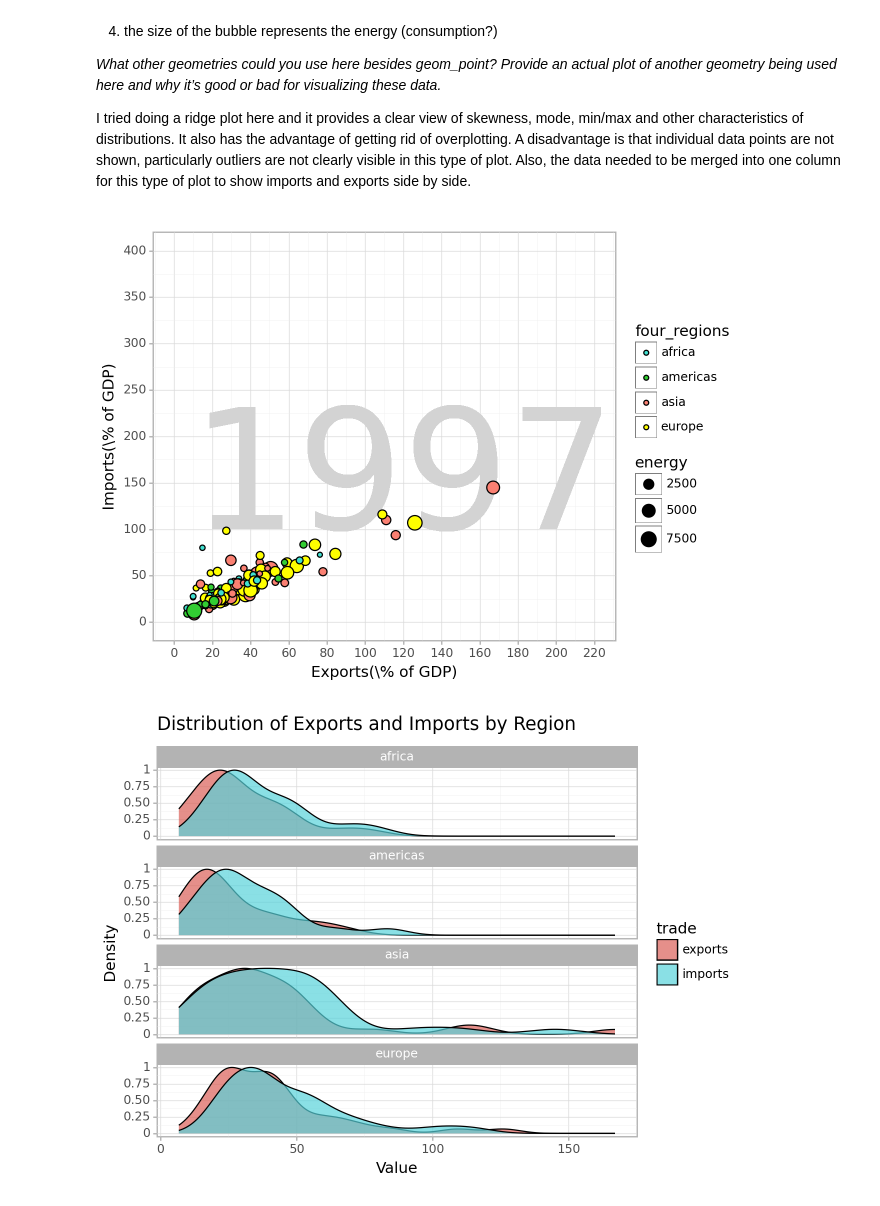
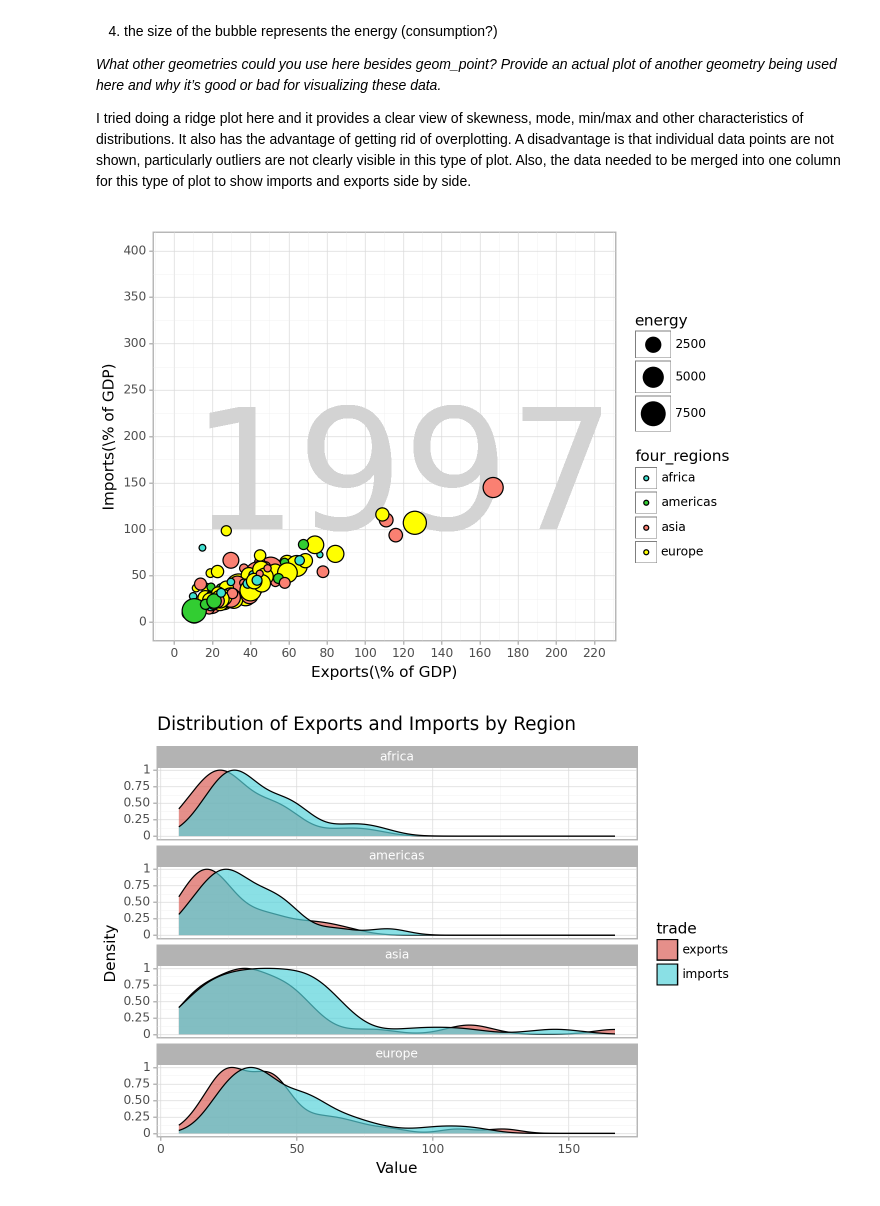
Before and after one commit to jlee932cp/GSB544_JosephLee_Labs, a Jupyter notebook: Lab1_JosephLee.ipynb, the cells around one changed output. Drawn from its saved outputs; the diff is of its cells as text; code cells hidden in the pictures.

```diff
--- a/Lab1_JosephLee.ipynb
+++ b/Lab1_JosephLee.ipynb
@@ -106,34 +107,35 @@ import pandas as pd
 import plotnine as p9
 from plotnine import ggplot, aes, geom_point, theme_light, labs, scale_x_continuous, scale_y_continuous, geom_text, scale_fill_manual
 
 # Loading and cleaning the data
 df2 = pd.read_csv('/content/drive/My Drive/q2data.csv')
 df2 = df2[df2['four_regions'].notna()]
 df2['energy'] = pd.to_numeric(df2['energy'], errors='coerce')
 df2 = df2[df2['energy'].notna()]
 
 # Manually setting the region colors
 region_colors = {
     'asia': 'salmon',
     'africa': 'turquoise',
     'europe': 'yellow',
     'americas': 'limegreen'
 }
 
 # Plotting
 plot = (ggplot(df2, aes(x='exports', y='imports', fill='four_regions', size='energy'))
         + geom_text(aes(x=120, y=150), label="1997", size=120, va='center', ha='center', color="lightgray", fontweight="normal", alpha=0.9)
         + geom_point(shape='o')
+        + scale_size_continuous(range=[1, 10])
         + theme_light()
         + labs(x="Exports(\% of GDP)", y="Imports(\% of GDP)")
         + scale_x_continuous(limits=[0, 220], breaks=range(0, 221, 20))
         + scale_y_continuous(limits=[0, 400], breaks=range(0, 401, 50))
         + scale_fill_manual(values=region_colors)
        )
 
 plot.draw()
 # %% [output]
-[figure, old version]
+[figure, new version]
 # %%
 import pandas as pd
 import plotnine as p9
```
Also changed, not shown: parts of 2 cells of this notebook, 4 other files.
